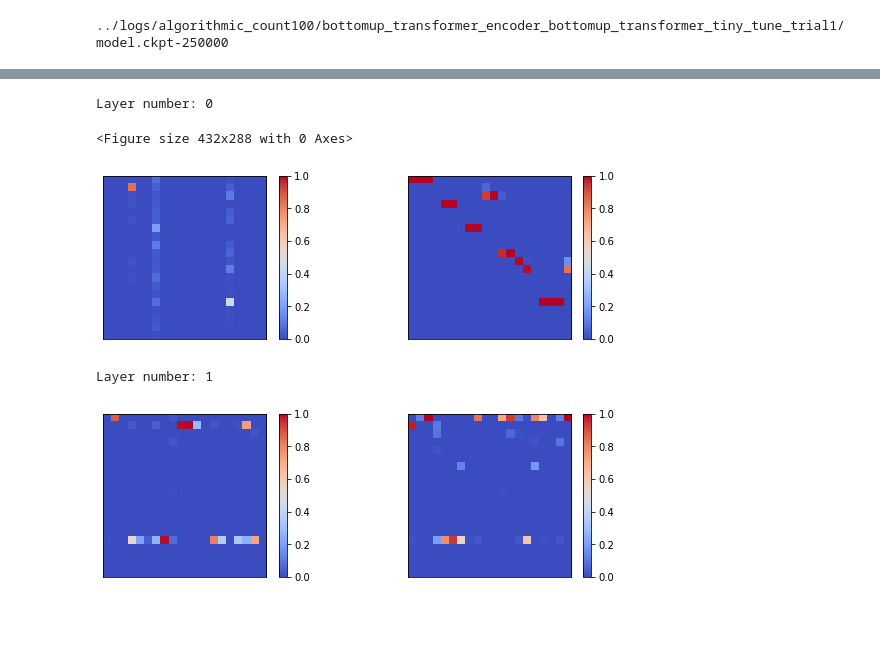
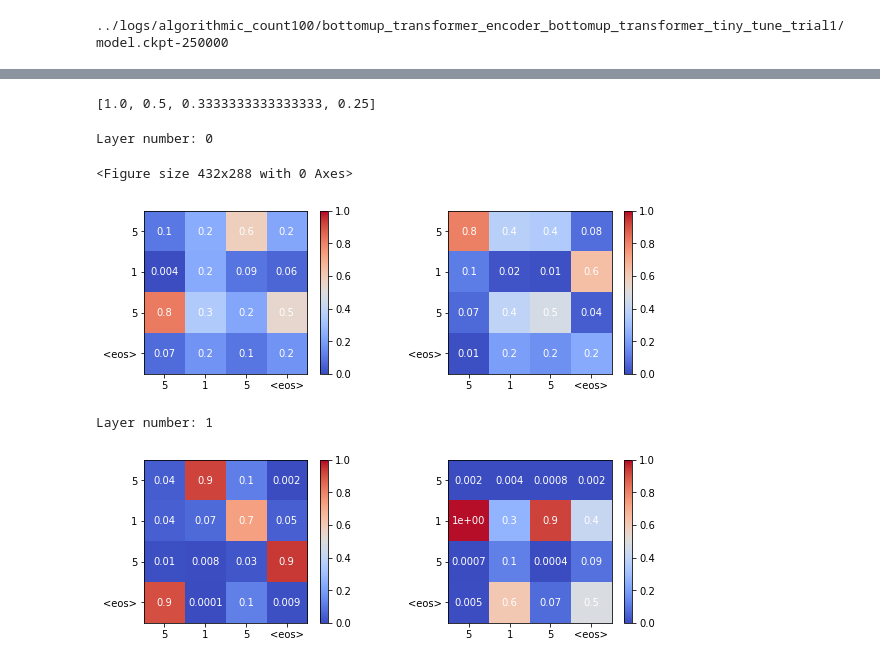
Before and after one commit to samiraabnar/tensor2tensor, a Jupyter notebook: notebooks/analyze_alg_count.ipynb, the cells around one changed output, grey strips where cells are left out. Drawn from its saved outputs; the diff is of its cells as text; code cells hidden in the pictures; blank space fills up the shorter version.

```diff
--- a/notebooks/analyze_alg_count.ipynb
+++ b/notebooks/analyze_alg_count.ipynb
@@ -88,8 +94,7 @@ hparams = trainer_lib.create_hparams(hparams_set, data_dir=data_dir, problem_nam
 # that will not match the checkpoint.
 # %%
 #@title Utility functions
-from tensor2tensor.visualization import attention
-from tensor2tensor.data_generators import text_encoder
+
 
 SIZE = 35
 
@@ -174,7 +179,7 @@ def to_tokens(ids):
         tokens.append(subtokenizer._subtoken_id_to_subtoken_string(_id))
   return tokens
 
-def plot_mat_per_layer(attention_mat):
+def plot_mat_per_layer(attention_mat, labels):
     cmap = plt.cm.coolwarm
     norm = mpl.colors.Normalize(vmin=0, vmax=1)
     for layer in np.arange(len(attention_mat)):
@@ -184,8 +189,17 @@ def plot_mat_per_layer(attention_mat):
       for head in np.arange(1,len(attention_mat[layer][0])+1):
         axes[head] = f.add_subplot(1,len(attention_mat[layer][0]),head)
         im = axes[head].imshow(attention_mat[layer][0][head-1],cmap=cmap, norm=norm)
-        axes[head].get_xaxis().set_visible(False)
-        axes[head].get_yaxis().set_visible(False)
+        #axes[head].get_xaxis().set_visible(False)
+        #axes[head].get_yaxis().set_visible(False)
+        axes[head].set_xticks(np.arange(len(labels)))
+        axes[head].set_yticks(np.arange(len(labels)))
+        axes[head].set_xticklabels(labels)
+        axes[head].set_yticklabels(labels)
+        #plt.setp(ax.get_xticklabels(), rotation=45, ha="right", rotation_mode="anchor")
+        # Loop over data dimensions and create text annotations.
+        for i in range(len(labels)):
+          for j in range(len(labels)):
+               text = axes[head].text(j, i, "{0:.1}".format(attention_mat[layer][0][head-1][i, j]), ha="center", va="center", color="w")
         plt.colorbar(im)
       plt.show()
 # %%
@@ -194,6 +208,8 @@ def plot_mat_per_layer(attention_mat):
 ckpt_path = '../logs/algorithmic_count100/bottomup_transformer_encoder_bottomup_transformer_tiny_tune_trial1/'
 ckpt_path = tf.train.latest_checkpoint(ckpt_path)
 print(ckpt_path)
+ckpt_path=None
+
 def classify(inputs):
   encoded_inputs = encode(inputs)
   with tfe.restore_variables_on_create(ckpt_path):
@@ -209,7 +237,5 @@ def classify_examples(examples_inputs):
 # %%
-tf.reset_default_graph()
-model = registry.model(model_name)(hparams, Modes.EVAL)
-inputs = " 5 1 1 1 2 2 2 3 3 3 1 1 1 1 1 1 5 5 5 5"
+inputs = " 5 1 5"
 outputs = classify(inputs)
 
 print("Inputs: %s" % inputs)
@@ -221,15 +262,20 @@ Outputs: 3
 with tfe.restore_variables_on_create(ckpt_path):
     encoded_inputs = encode(inputs)
     model_output = model.infer(encoded_inputs)
-    assignment_weights, weights , presence_qz, presence_qz_logits, similarieties, q_presence_mats, k_presence_mats, softmax_temps = get_att_mats(model)
+    assignment_weights, weights , presence_qz, presence_qz_logits, similarieties, q_presence_mats, k_presence_mats, softmax_temps = \
+    get_att_mats(model)
+# %%
+softmax_temps
+# %% [output]
+[1.0, 0.5, 0.3333333333333333, 0.25]
 # %%
 #@title Encoder attention at different layers
 plt.subplots_adjust(left=None, bottom=None, right=None, top=None, wspace=0.5, hspace=None)
-plot_mat_per_layer(assignment_weights)
+plot_mat_per_layer(assignment_weights, inputs.split()+["<eos>"])
 # %% [output]
 Layer number: 0
 <Figure size 432x288 with 0 Axes>
-[figure, old version]
+[figure, new version]
 Layer number: 1
-[figure, old version]
+[figure, new version]
 # %%
```
Also changed, not shown: parts of 12 cells of this notebook, 2 other files.
